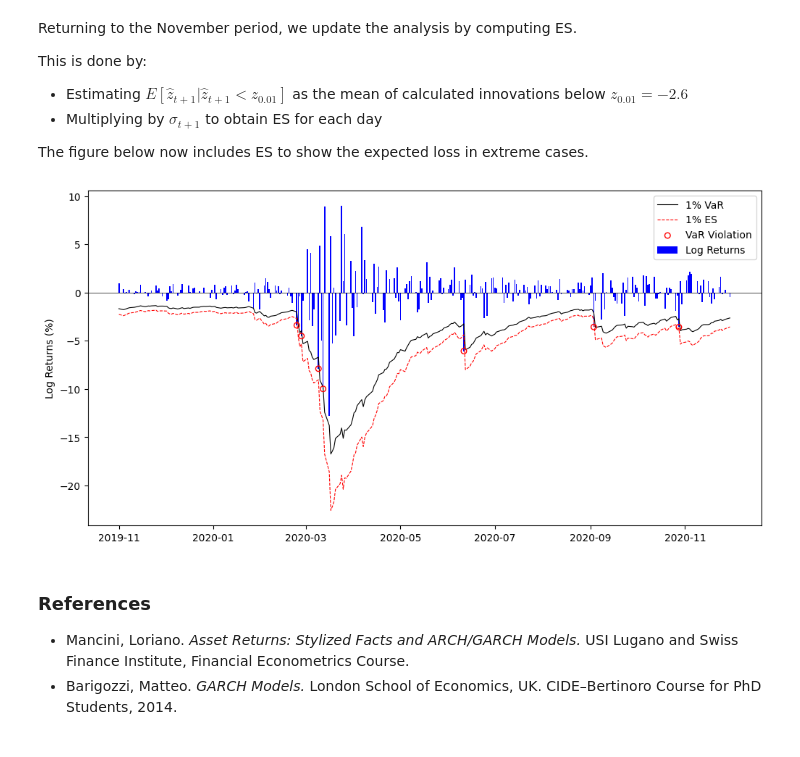
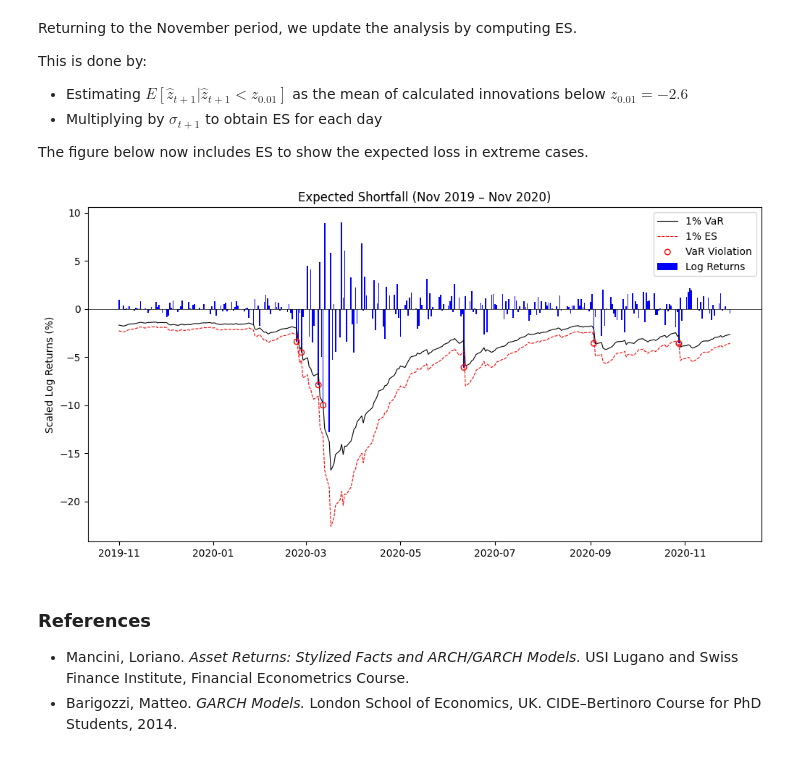
Before and after one commit to Alessandro-Dodon/garch, a Jupyter notebook: VaR.ipynb, the cells around one changed output. Drawn from its saved outputs; the diff is of its cells as text; code cells hidden in the pictures.

```diff
--- a/VaR.ipynb
+++ b/VaR.ipynb
@@ -341,35 +343,36 @@ sp500_data["ES_1%"] = -sp500_data["Volatility"] * z_0_01_ES
 # Filter ES values for the subset time range
 sp500_subset["ES_1%"] = sp500_data.loc[sp500_subset.index, "ES_1%"]
 
 # Recreate the figure with ES included
 plt.figure(figsize=(12,6))
 
 # Plot log returns
 plt.bar(sp500_subset.index, sp500_subset["Log Returns"], color='blue', label="Log Returns")
 
 # Plot 1% VaR level
 plt.plot(sp500_subset.index, -sp500_subset["VaR_1%"], color='black', linewidth=0.8, label="1% VaR")
 
 # Plot Expected Shortfall
 plt.plot(sp500_subset.index, -sp500_subset["ES_1%"], color='red', linestyle="dashed", linewidth=0.8, label="1% ES")
 
 # Add a thin black line at zero
 plt.axhline(0, color='black', linewidth=0.5)
 
 # Highlight violations with red circles
 plt.scatter(
     sp500_subset.index[sp500_subset["VaR Violation"]],
     sp500_subset["Log Returns"][sp500_subset["VaR Violation"]],
     edgecolors='red', facecolors='none', s=30, label="VaR Violation", zorder=3
 )
 
 # Labels & legend
-plt.ylabel("Log Returns (%)")
+plt.title("Expected Shortfall (Nov 2019 – Nov 2020)")
+plt.ylabel("Scaled Log Returns (%)")
 plt.legend()
 
 plt.show()
 # %% [output]
-[figure, old version]
+[figure, new version]
 # %% [markdown]
 ### References
 - Mancini, Loriano. *Asset Returns: Stylized Facts and ARCH/GARCH Models.* USI Lugano and Swiss Finance Institute, Financial Econometrics Course.
```
Also changed, not shown: parts of 3 cells of this notebook, 1 other file.
